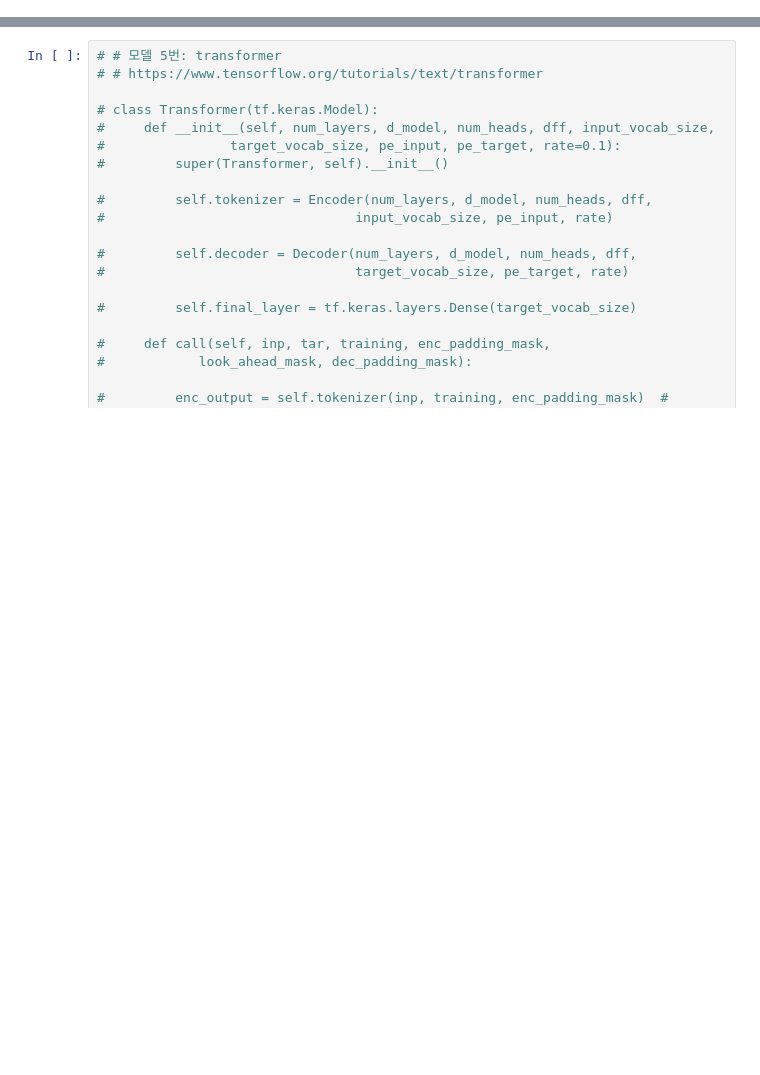
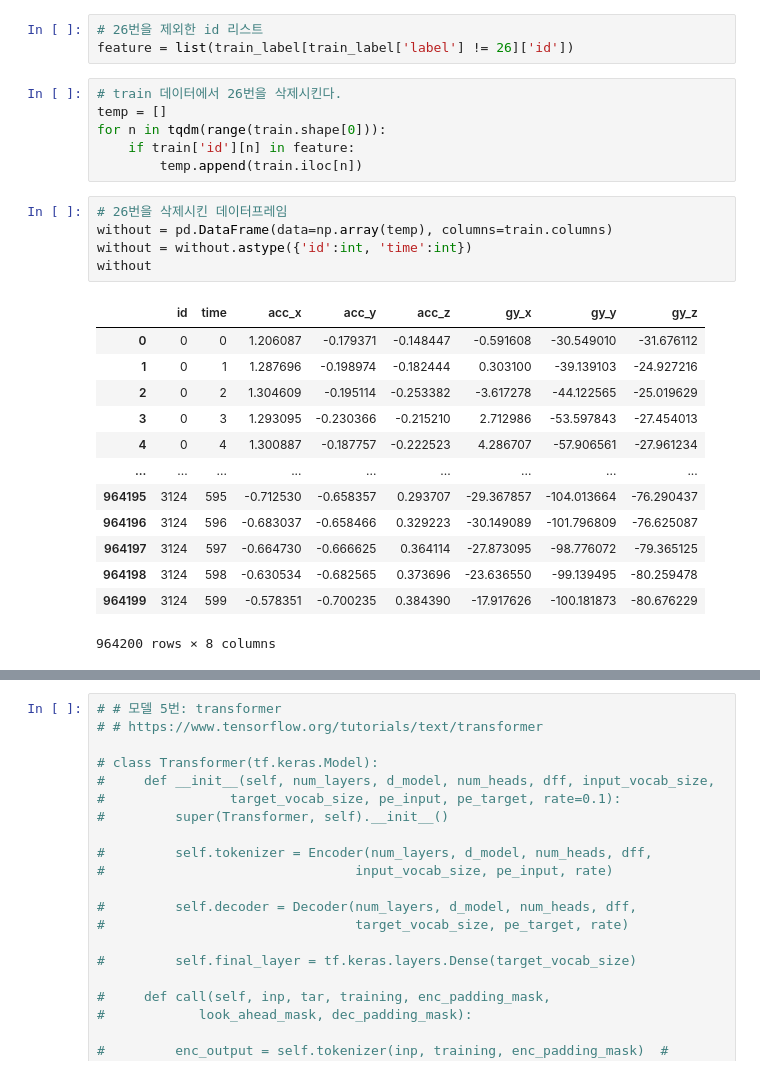
Before and after one commit to 136ha/Dacon-Monthly11-20210221, a Jupyter notebook: ensemble.ipynb, the cells around one changed output, grey strips where cells are left out. Saved outputs shown, nothing was run; the diff lists cells and outputs as text; blank space fills up the shorter version.

```diff
--- a/ensemble.ipynb
+++ b/ensemble.ipynb
@@ -24,0 +45,28 @@ ml_test = test[features].groupby('id').agg(['max', 'min', 'mean'])
+# %%
+# 26번을 제외한 id 리스트
+feature = list(train_label[train_label['label'] != 26]['id'])
+# %%
+# train 데이터에서 26번을 삭제시킨다.
+temp = []
+for n in tqdm(range(train.shape[0])):
+    if train['id'][n] in feature:
+        temp.append(train.iloc[n])
+# %%
+# 26번을 삭제시킨 데이터프레임
+without = pd.DataFrame(data=np.array(temp), columns=train.columns)
+without = without.astype({'id':int, 'time':int})
+without
+# %% [output]
+|  | id | time | acc_x | acc_y | acc_z | gy_x | gy_y | gy_z |
+| 0 | 0 | 0 | 1.206087 | -0.179371 | -0.148447 | -0.591608 | -30.549010 | -31.676112 |
+| 1 | 0 | 1 | 1.287696 | -0.198974 | -0.182444 | 0.303100 | -39.139103 | -24.927216 |
+| 2 | 0 | 2 | 1.304609 | -0.195114 | -0.253382 | -3.617278 | -44.122565 | -25.019629 |
+| 3 | 0 | 3 | 1.293095 | -0.230366 | -0.215210 | 2.712986 | -53.597843 | -27.454013 |
+| 4 | 0 | 4 | 1.300887 | -0.187757 | -0.222523 | 4.286707 | -57.906561 | -27.961234 |
+| ... | ... | ... | ... | ... | ... | ... | ... | ... |
+| 964195 | 3124 | 595 | -0.712530 | -0.658357 | 0.293707 | -29.367857 | -104.013664 | -76.290437 |
+| 964196 | 3124 | 596 | -0.683037 | -0.658466 | 0.329223 | -30.149089 | -101.796809 | -76.625087 |
+| 964197 | 3124 | 597 | -0.664730 | -0.666625 | 0.364114 | -27.873095 | -98.776072 | -79.365125 |
+| 964198 | 3124 | 598 | -0.630534 | -0.682565 | 0.373696 | -23.636550 | -99.139495 | -80.259478 |
+| 964199 | 3124 | 599 | -0.578351 | -0.700235 | 0.384390 | -17.917626 | -100.181873 | -80.676229 |
+964200 rows × 8 columns
```
Also changed, not shown: parts of 32 cells of this notebook.
